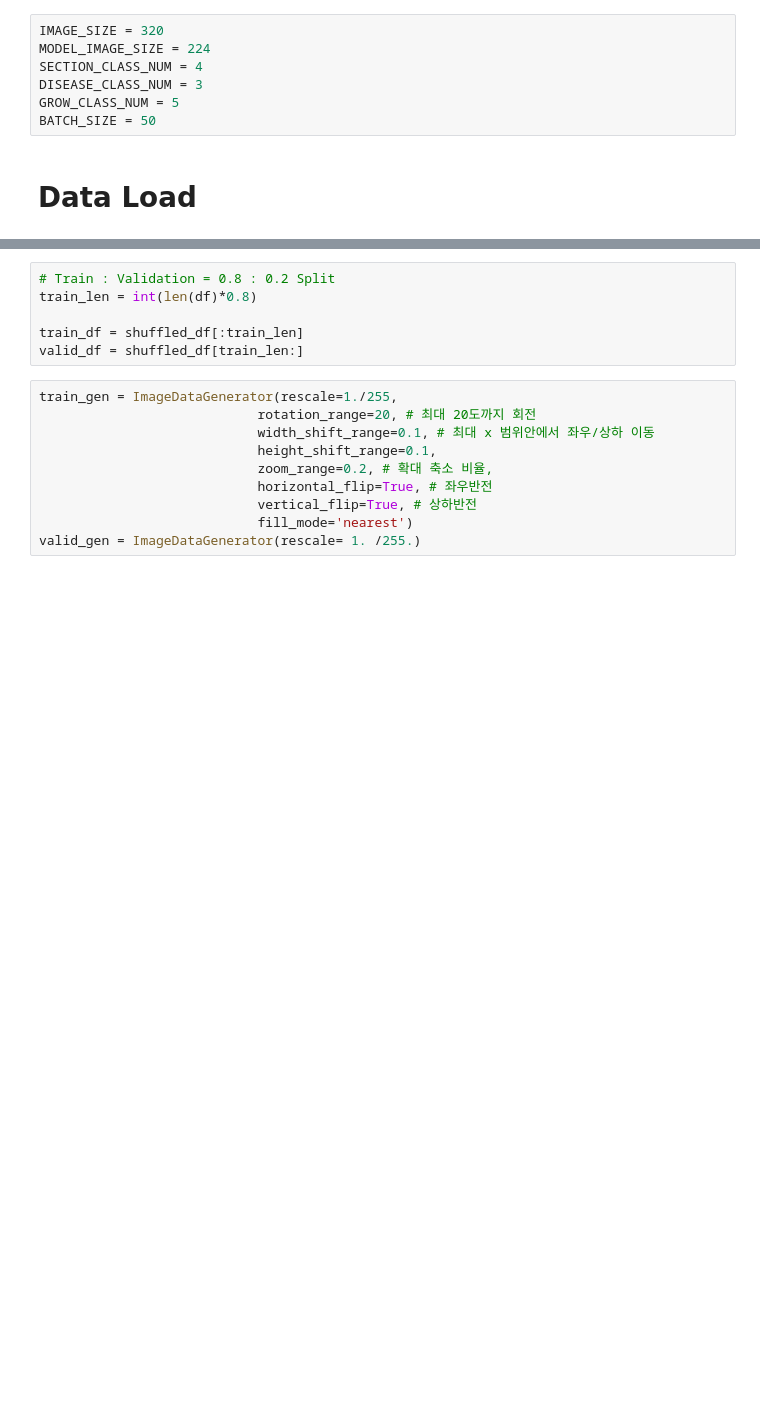
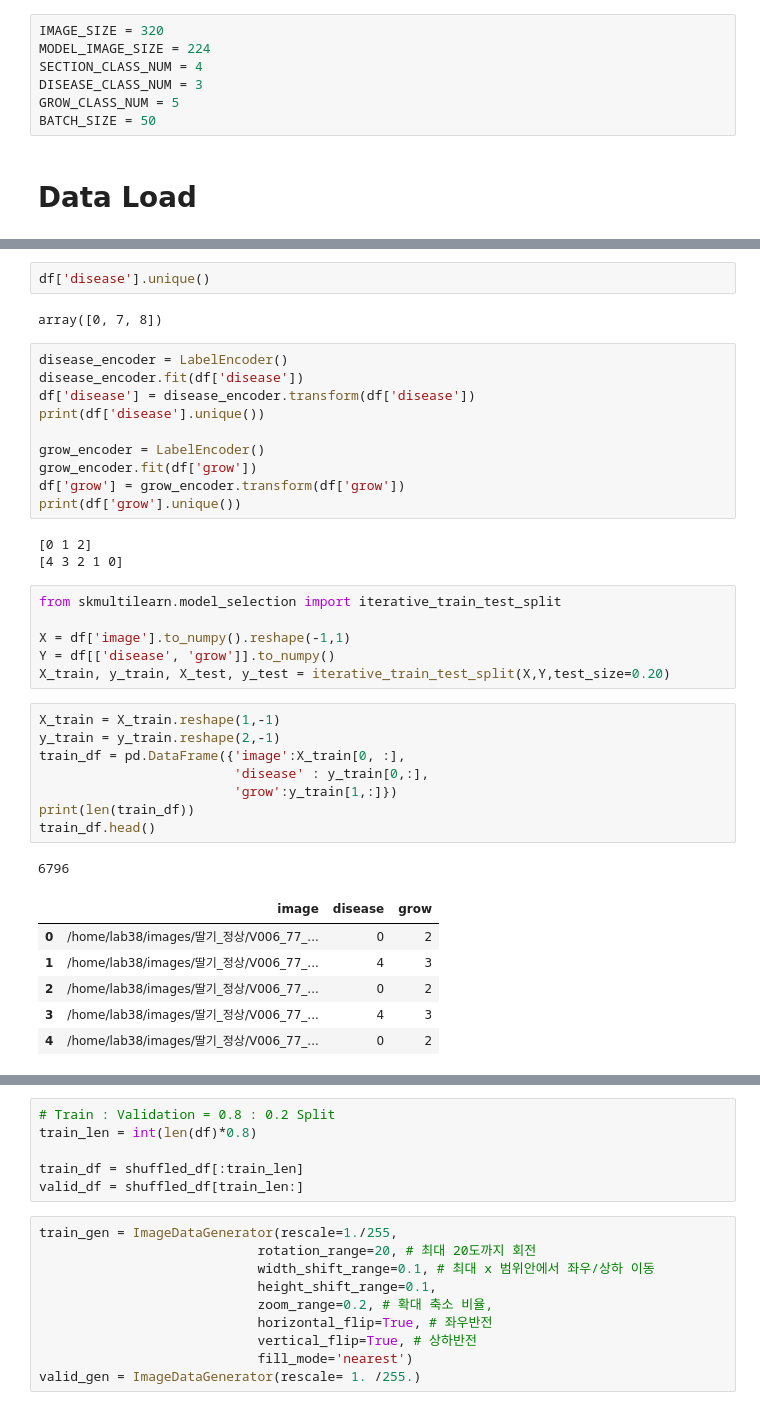
Before and after one commit to HKLeeeee/Multi_proj_6, a Jupyter notebook: model/multi-output/strawberry/[Lab]Multi-Output Model .ipynb, the cells around one changed output, grey strips where cells are left out. Drawn from its saved outputs; the diff is of its cells as text; blank space fills up the shorter version.

```diff
--- a/model/multi-output/strawberry/[Lab]Multi-Output Model .ipynb
+++ b/model/multi-output/strawberry/[Lab]Multi-Output Model .ipynb
@@ -55,0 +71,39 @@ shuffled_df = df.sample(frac=1)
+# %%
+df['disease'].unique()
+# %% [output]
+array([0, 7, 8])
+# %%
+disease_encoder = LabelEncoder()
+disease_encoder.fit(df['disease'])
+df['disease'] = disease_encoder.transform(df['disease'])
+print(df['disease'].unique())
+
+grow_encoder = LabelEncoder()
+grow_encoder.fit(df['grow'])
+df['grow'] = grow_encoder.transform(df['grow'])
+print(df['grow'].unique())
+# %% [output]
+[0 1 2]
+[4 3 2 1 0]
+# %%
+from skmultilearn.model_selection import iterative_train_test_split
+
+X = df['image'].to_numpy().reshape(-1,1)
+Y = df[['disease', 'grow']].to_numpy()
+X_train, y_train, X_test, y_test = iterative_train_test_split(X,Y,test_size=0.20)
+# %%
+X_train = X_train.reshape(1,-1)
+y_train = y_train.reshape(2,-1)
+train_df = pd.DataFrame({'image':X_train[0, :],
+                         'disease' : y_train[0,:],
+                         'grow':y_train[1,:]})
+print(len(train_df))
+train_df.head()
+# %% [output]
+6796
+|  | image | disease | grow |
+| 0 | /home/lab38/images/딸기_정상/V006_77_... | 0 | 2 |
+| 1 | /home/lab38/images/딸기_정상/V006_77_... | 4 | 3 |
+| 2 | /home/lab38/images/딸기_정상/V006_77_... | 0 | 2 |
+| 3 | /home/lab38/images/딸기_정상/V006_77_... | 4 | 3 |
+| 4 | /home/lab38/images/딸기_정상/V006_77_... | 0 | 2 |
```
Also changed, not shown: parts of 7 cells of this notebook, 5 other files.
